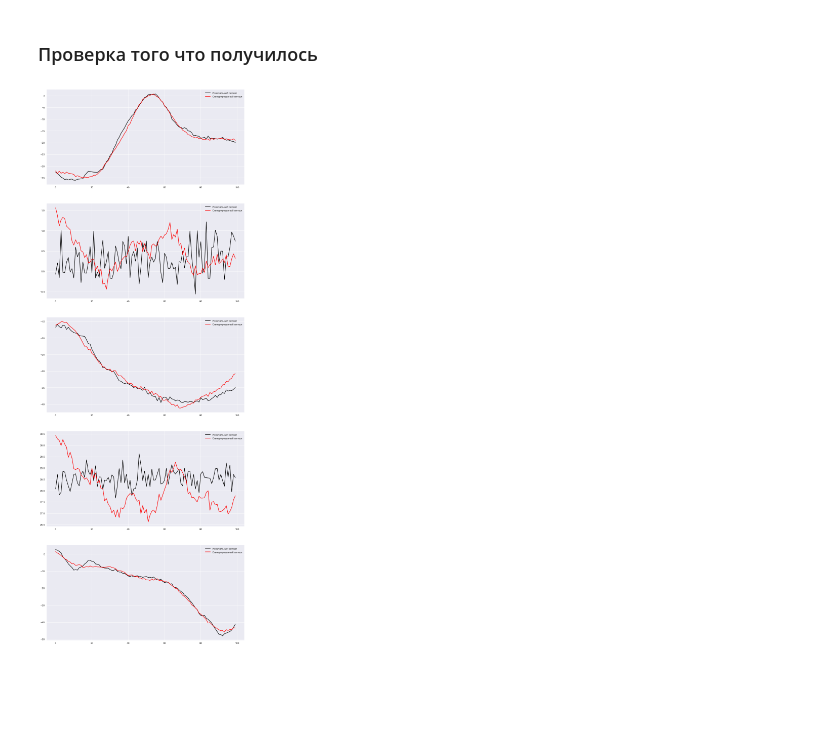
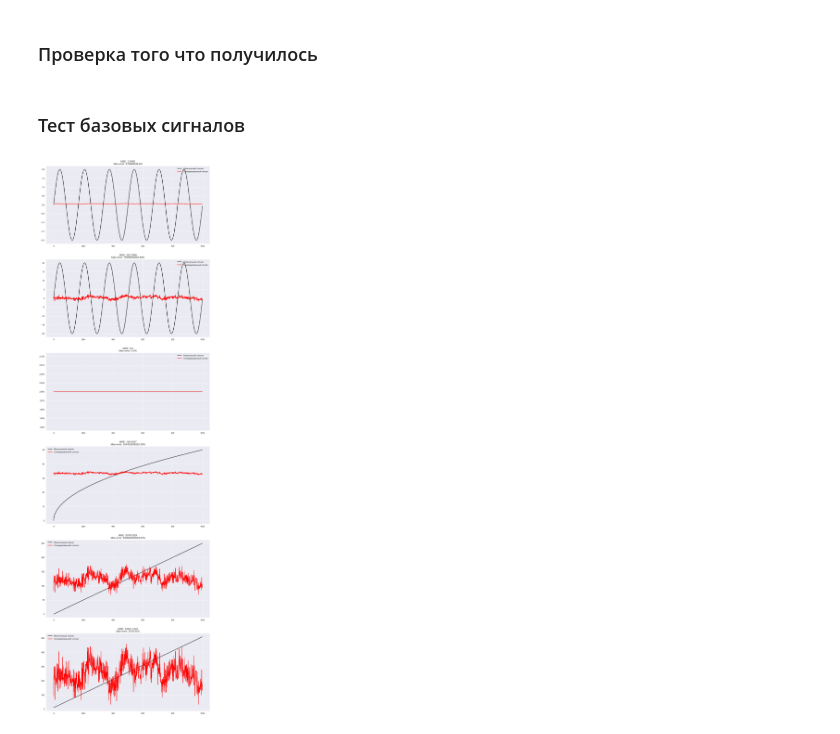
Before and after one commit to FL2107/signals_learning, a Jupyter notebook: Linear encoder.ipynb, the cells around one changed output. Saved outputs shown, nothing was run; the diff lists cells and outputs as text; code cells hidden in the pictures; blank space fills up the shorter version.

```diff
--- a/Linear encoder.ipynb
+++ b/Linear encoder.ipynb
@@ -364,21 +370,2 @@ plt.show()
 # %% [markdown]
 ### Проверка того что получилось
-# %%
-N = 5
-fig, axs = plt.subplots(N,1,figsize=(14,8*N))
-
-for i in range(N):
-    sample_num = np.random.randint(0, len(X))
-    origin = X[sample_num]
-    origin_normalized = X_norm[sample_num]
-
-    out_normalized = net_1param(torch.Tensor(origin_normalized)).detach().numpy()
-    out = out_normalized * x_var
-    out += x_mean
-
-    axs[i].plot(np.arange(len(origin)), origin, color = 'black', label='Изначальный сигнал')
-    axs[i].plot(np.arange(len(out)), out, color = 'red', label='Сгенерированный сигнал')
-    axs[i].legend()
-plt.show()
-# %% [output]
-[figure, removed]
@@ -384,0 +451,6 @@ plt.show()
+# %% [markdown]
+### Тест базовых сигналов
+# %%
+basic_func_check(net_1param, CUT_LEN)
+# %% [output]
+[figure, added]
```
Also changed, not shown: parts of 23 cells of this notebook.
